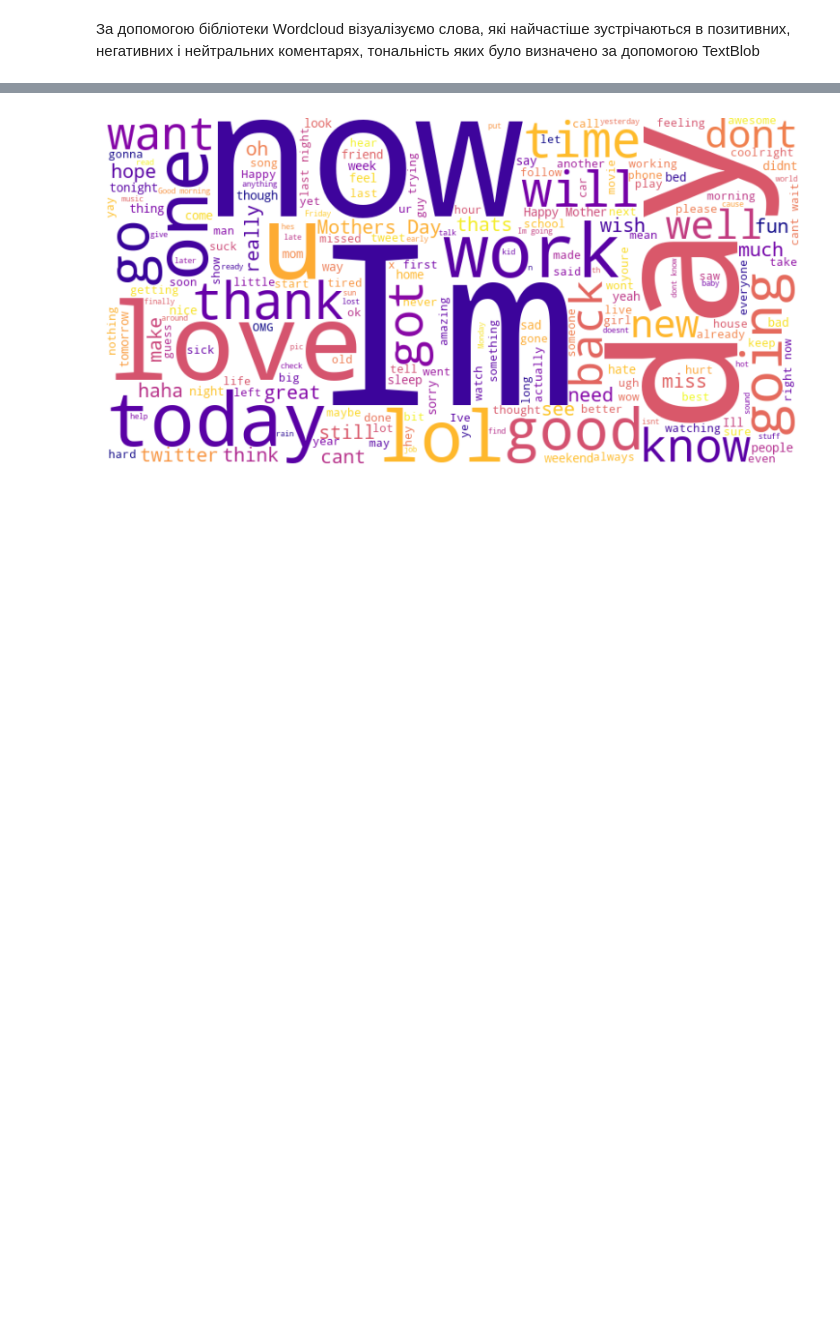
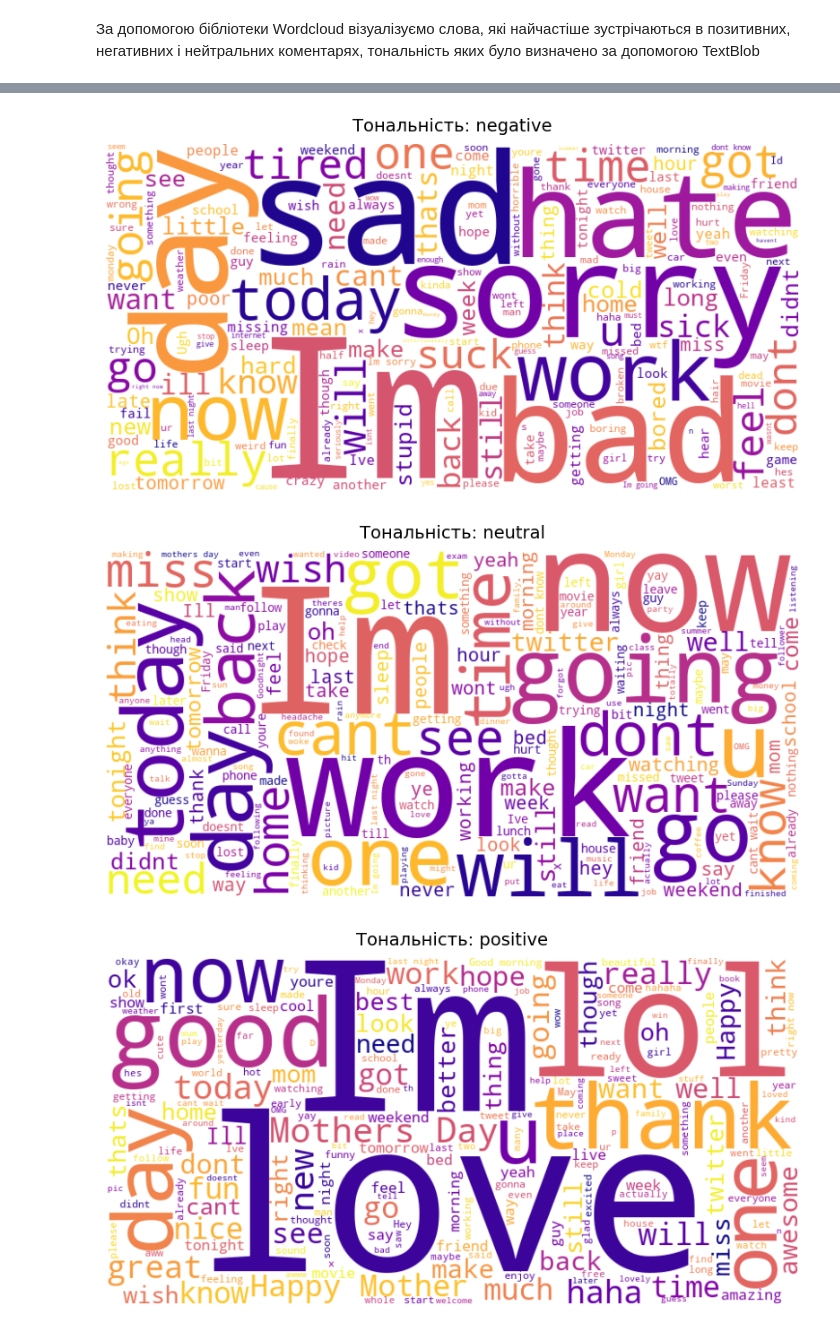
Before and after one commit to Sonja3333333333333/Big-Data-course-assignments, a Jupyter notebook: assigment8/code.ipynb, the cells around one changed output, grey strips where cells are left out. Saved outputs shown, nothing was run; the diff lists cells and outputs as text; code cells hidden in the pictures; blank space fills up the shorter version.

```diff
--- a/assigment8/code.ipynb
+++ b/assigment8/code.ipynb
@@ -98,3 +98,6 @@ plt.show()
 [figure]
 # %% [markdown]
 За допомогою бібліотеки Wordcloud візуалізуємо слова, які найчастіше зустрічаються в позитивних, негативних і нейтральних коментарях, тональність яких було визначено за допомогою TextBlob
+# %%
+grouped_by_sentement = dataset.groupby("predicted sentiment")["text"].apply(lambda x: " ".join(x)).reset_index()
+grouped_by_sentement
@@ -101,9 +109,13 @@ plt.show()
 # %%
-text = " ".join(dataset["text"])
-wordcloud = WordCloud(width=800, height=400, background_color="white", random_state=42, colormap='plasma').generate(re.sub(r'[^A-Za-z\s]', '', text))
-plt.figure(figsize=(10,6))
-plt.imshow(wordcloud, interpolation='bilinear')
-plt.axis("off")
-plt.show()
+for i in range(0, 3):
+    wordcloud = WordCloud(width=800, height=400, background_color="white", random_state=42, colormap='plasma').generate(re.sub(r'[^A-Za-z\s]', '', grouped_by_sentement.loc[i, "text"]))
+    plt.figure(figsize=(10,6))
+    plt.imshow(wordcloud, interpolation='bilinear')
+    plt.axis("off")
+    sentiment = grouped_by_sentement.loc[i, "predicted sentiment"]
+    plt.text(0.5, 1.05, f"Тональність: {sentiment}", ha='center', va='center', fontsize=14, color='black', transform=plt.gca().transAxes)
+    plt.show()
 # %% [output]
-[figure, old version]
+[figure, new version]
+[figure, added]
+[figure, added]
```
Also changed, not shown: parts of 2 cells of this notebook.
